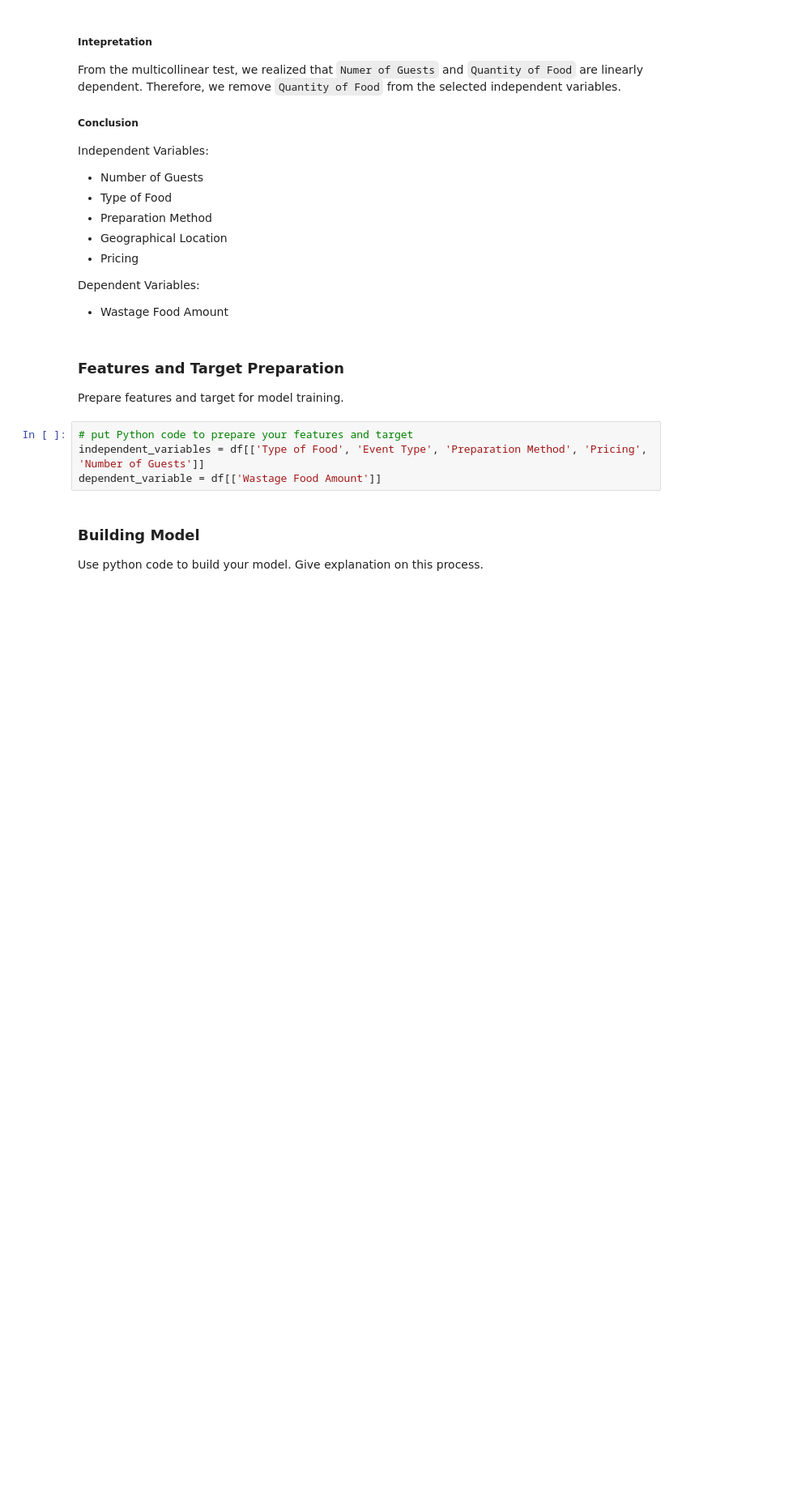
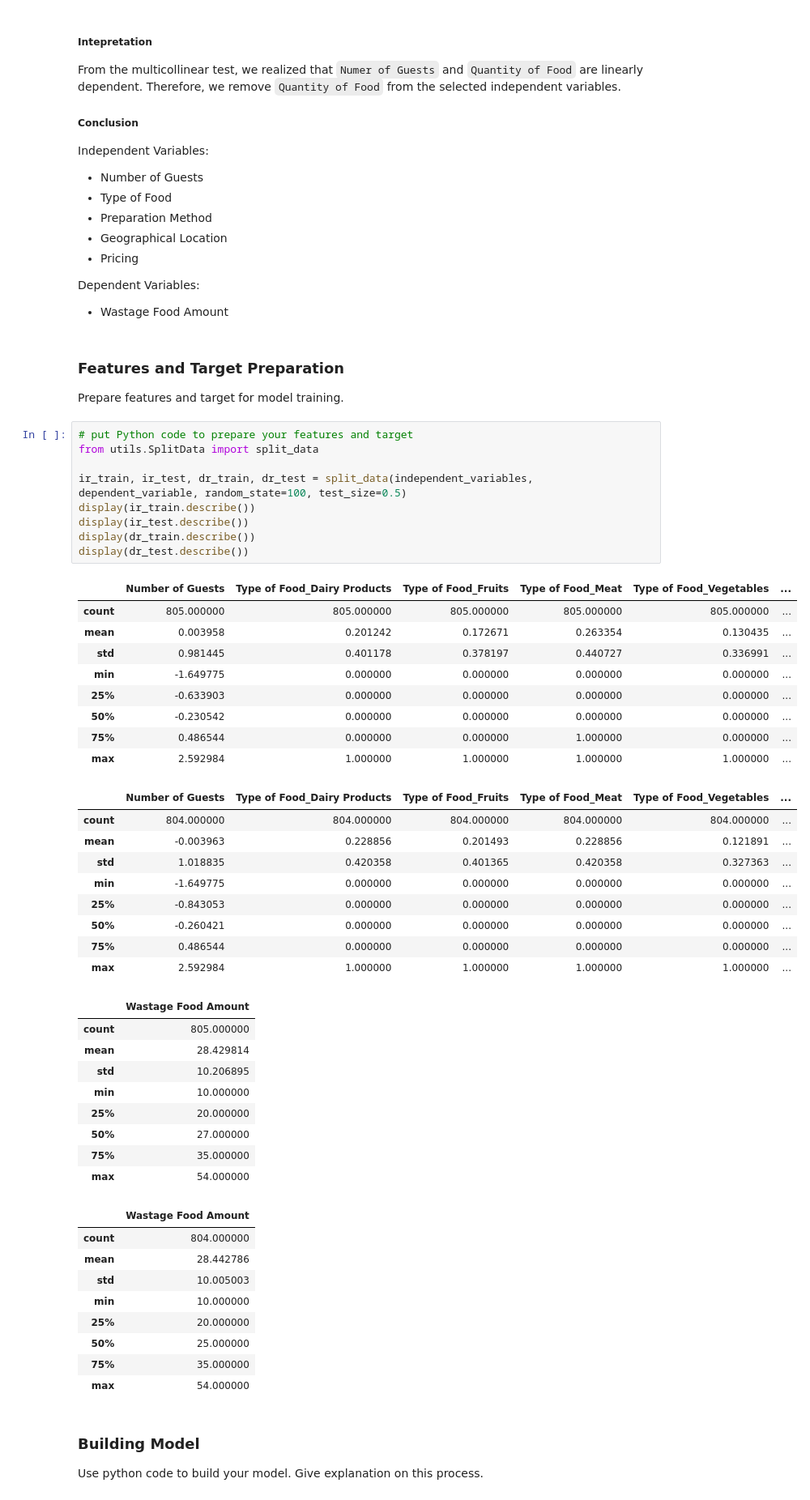
Before and after one commit to ziqiqiiii/DDW_DTP, a Jupyter notebook: Project Template.ipynb, the cells around one changed output. Shown at 81% size. Saved outputs shown, nothing was run; the diff lists cells and outputs as text; blank space fills up the shorter version.

Commit message:
feat - add utils function

```diff
--- a/Project Template.ipynb
+++ b/Project Template.ipynb
@@ -318,10 +354,52 @@ Dependent Variables:
 ### Features and Target Preparation
 
 Prepare features and target for model training.
-# %%
-# put Python code to prepare your features and target
-independent_variables = df[['Type of Food', 'Event Type', 'Preparation Method', 'Pricing', 'Number of Guests']]
-dependent_variable = df[['Wastage Food Amount']]
+# %%
+# put Python code to prepare your features and target
+from utils.SplitData import split_data
+
+ir_train, ir_test, dr_train, dr_test = split_data(independent_variables, dependent_variable, random_state=100, test_size=0.5)
+display(ir_train.describe())
+display(ir_test.describe())
+display(dr_train.describe())
+display(dr_test.describe())
+# %% [output]
+|  | Number of Guests | Type of Food_Dairy Products | Type of Food_Fruits | Type of Food_Meat | Type of Food_Vegetables | ... |
+| count | 805.000000 | 805.000000 | 805.000000 | 805.000000 | 805.000000 | ... |
+| mean | 0.003958 | 0.201242 | 0.172671 | 0.263354 | 0.130435 | ... |
+| std | 0.981445 | 0.401178 | 0.378197 | 0.440727 | 0.336991 | ... |
+| min | -1.649775 | 0.000000 | 0.000000 | 0.000000 | 0.000000 | ... |
+| 25% | -0.633903 | 0.000000 | 0.000000 | 0.000000 | 0.000000 | ... |
+| 50% | -0.230542 | 0.000000 | 0.000000 | 0.000000 | 0.000000 | ... |
+| 75% | 0.486544 | 0.000000 | 0.000000 | 1.000000 | 0.000000 | ... |
+| max | 2.592984 | 1.000000 | 1.000000 | 1.000000 | 1.000000 | ... |
+|  | Number of Guests | Type of Food_Dairy Products | Type of Food_Fruits | Type of Food_Meat | Type of Food_Vegetables | ... |
+| count | 804.000000 | 804.000000 | 804.000000 | 804.000000 | 804.000000 | ... |
+| mean | -0.003963 | 0.228856 | 0.201493 | 0.228856 | 0.121891 | ... |
+| std | 1.018835 | 0.420358 | 0.401365 | 0.420358 | 0.327363 | ... |
+| min | -1.649775 | 0.000000 | 0.000000 | 0.000000 | 0.000000 | ... |
+| 25% | -0.843053 | 0.000000 | 0.000000 | 0.000000 | 0.000000 | ... |
+| 50% | -0.260421 | 0.000000 | 0.000000 | 0.000000 | 0.000000 | ... |
+| 75% | 0.486544 | 0.000000 | 0.000000 | 0.000000 | 0.000000 | ... |
+| max | 2.592984 | 1.000000 | 1.000000 | 1.000000 | 1.000000 | ... |
+|  | Wastage Food Amount |
+| count | 805.000000 |
+| mean | 28.429814 |
+| std | 10.206895 |
+| min | 10.000000 |
+| 25% | 20.000000 |
+| 50% | 27.000000 |
+| 75% | 35.000000 |
+| max | 54.000000 |
+|  | Wastage Food Amount |
+| count | 804.000000 |
+| mean | 28.442786 |
+| std | 10.005003 |
+| min | 10.000000 |
+| 25% | 20.000000 |
+| 50% | 25.000000 |
+| 75% | 35.000000 |
+| max | 54.000000 |
 # %% [markdown]
 ### Building Model
 
```
Also changed, not shown: parts of 7 cells of this notebook, 1 other file.
